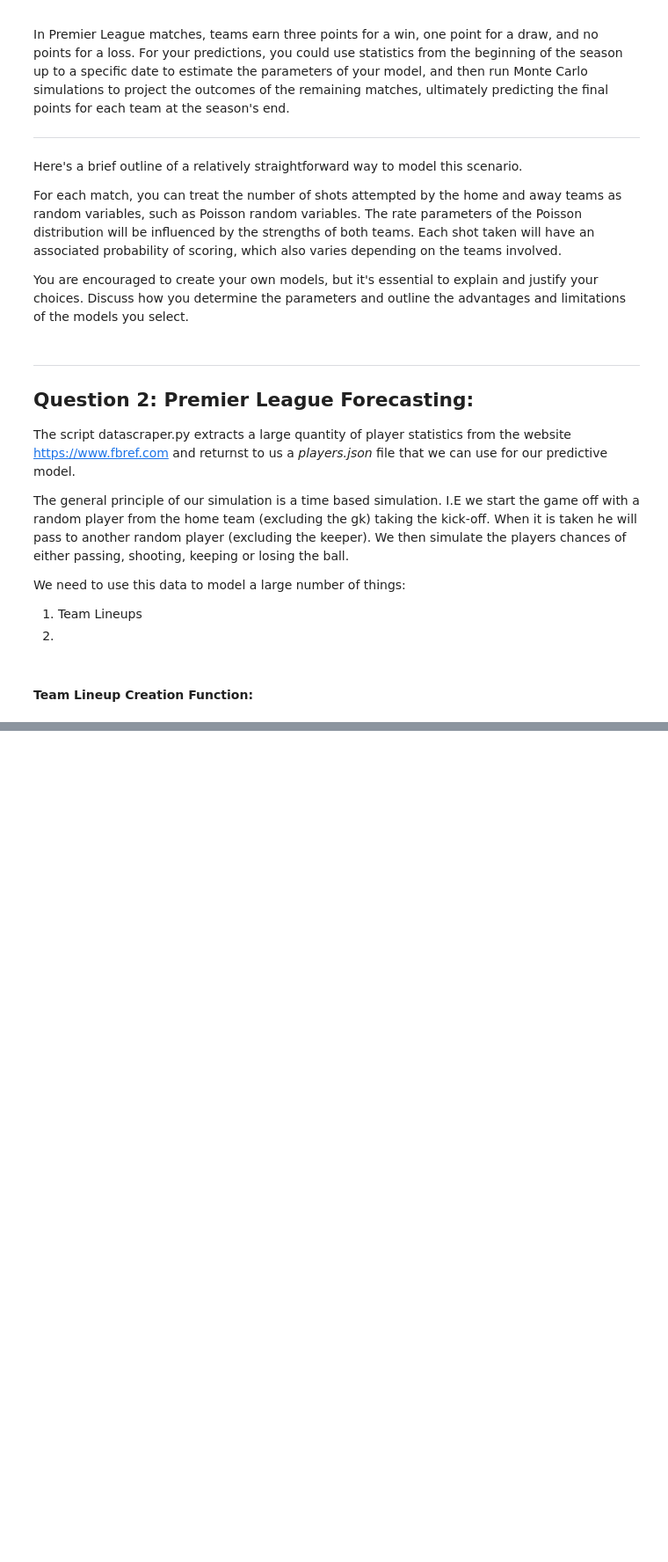
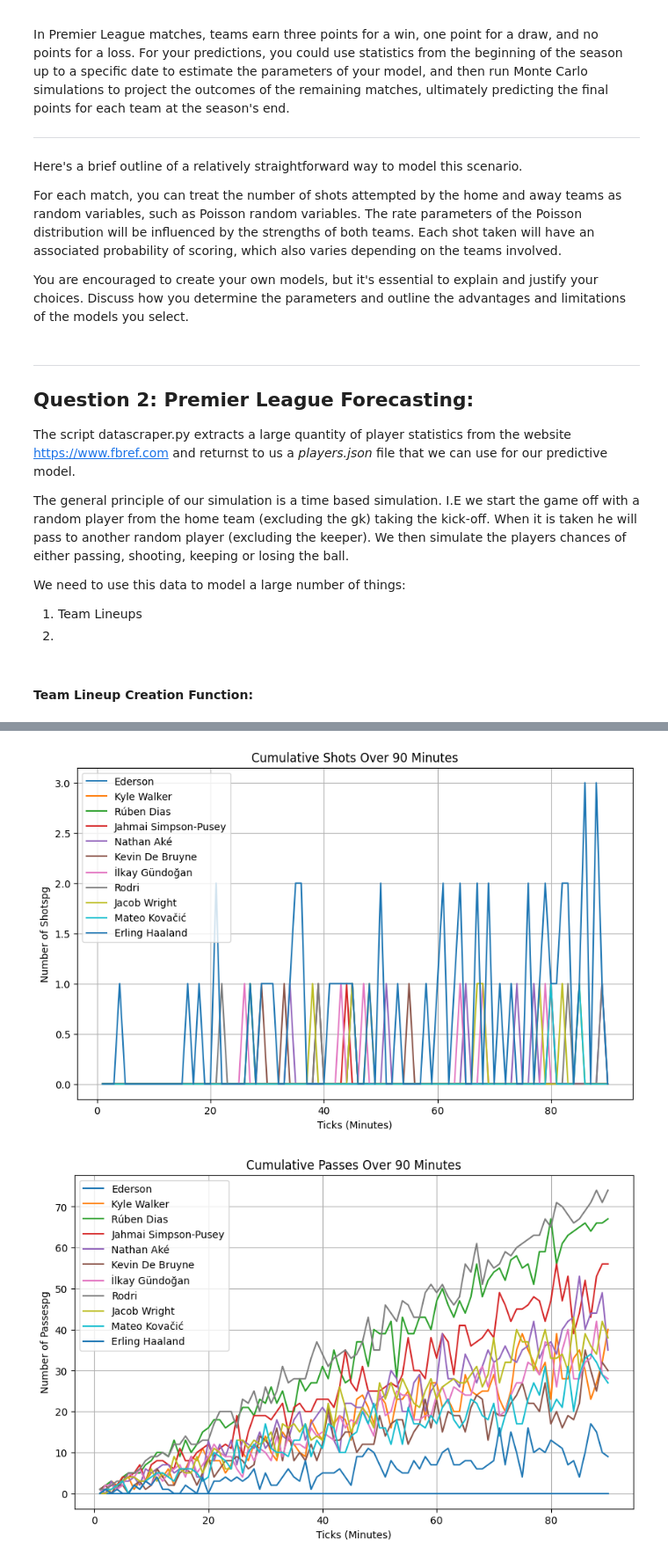
Before and after one commit to ZichengLiang/JLLA_Probablity, a Jupyter notebook: JLLA.ipynb, the cells around one changed output, grey strips where cells are left out. Shown at 88% size. Saved outputs shown, nothing was run; the diff lists cells and outputs as text; code cells hidden in the pictures; blank space fills up the shorter version.

Commit message:
Added SHOTPASS PER TICK FUNCTION, redid the lineup simulation to consistently generate solid lineups inspite of data gaps. Scripted some code to clean up the data in the players.json

```diff
--- a/JLLA.ipynb
+++ b/JLLA.ipynb
@@ -13,7 +13,10 @@ import matplot as mp
 import random
 import json
 from collections import defaultdict
+simulation_tick =  90
 teams = []
+
+import matplotlib.pyplot as plt
 # %% [markdown]
 ## Question 1: Temperature Modeling
 
@@ -191,0 +297,54 @@ Parameters:
+# %%
+def has_event_tick(player, stat_name):
+    """
+    Determines if the player performs an action (e.g., shot or pass) during a single tick.
+
+    Parameters:
+        player (dict): The player object to evaluate.
+        stat_name (str): The stat to base the event probability on (e.g., "shotsPG" or "passesPG").
+
+    Returns:
+        bool: True if the player performs the action during this tick, False otherwise.
+    """
+    stat_value = player.get(stat_name, 0)
+    stat_per_tick = stat_value / 90  # Probability per tick
+    return random.uniform(0, 1) < stat_per_tick
+
+def simulate_and_plot(players, stat_name, title):
+    """
+    Simulates events for multiple players over 90 ticks and plots the results.
+
+    Parameters:
+        players (list): List of player objects.
+        stat_name (str): The stat to simulate (e.g., "shotsPG" or "passesPG").
+        title (str): Title for the graph.
+    """
+    results = {player['name']: [] for player in players}
+
+    # Simulate events for each player over 90 ticks
+    for player in players:
+        for tick in range(1, simulation_tick + 1):
+            result = sum(has_event_tick(player, stat_name) for _ in range(tick))
+            results[player['name']].append(result)
+
+    # Plot the data
+    plt.figure(figsize=(10, 6))
+    for player_name, events in results.items():
+        plt.plot(range(1, simulation_tick + 1), events, label=player_name)
+
+    # Add graph details
+    plt.title(title)
+    plt.xlabel("Ticks (Minutes)")
+    plt.ylabel(f"Number of {stat_name.capitalize()}")
+    plt.legend()
+    plt.grid()
+    plt.show()
+
+# Simulate and plot shots
+simulate_and_plot(x, "shotsPG", "Cumulative Shots Over 90 Minutes")
+
+# Simulate and plot passes
+simulate_and_plot(x, "passesPG", "Cumulative Passes Over 90 Minutes")
+# %% [output]
+[figure, added]
+[figure, added]
```
Also changed, not shown: parts of 5 cells of this notebook, 3 other files.
